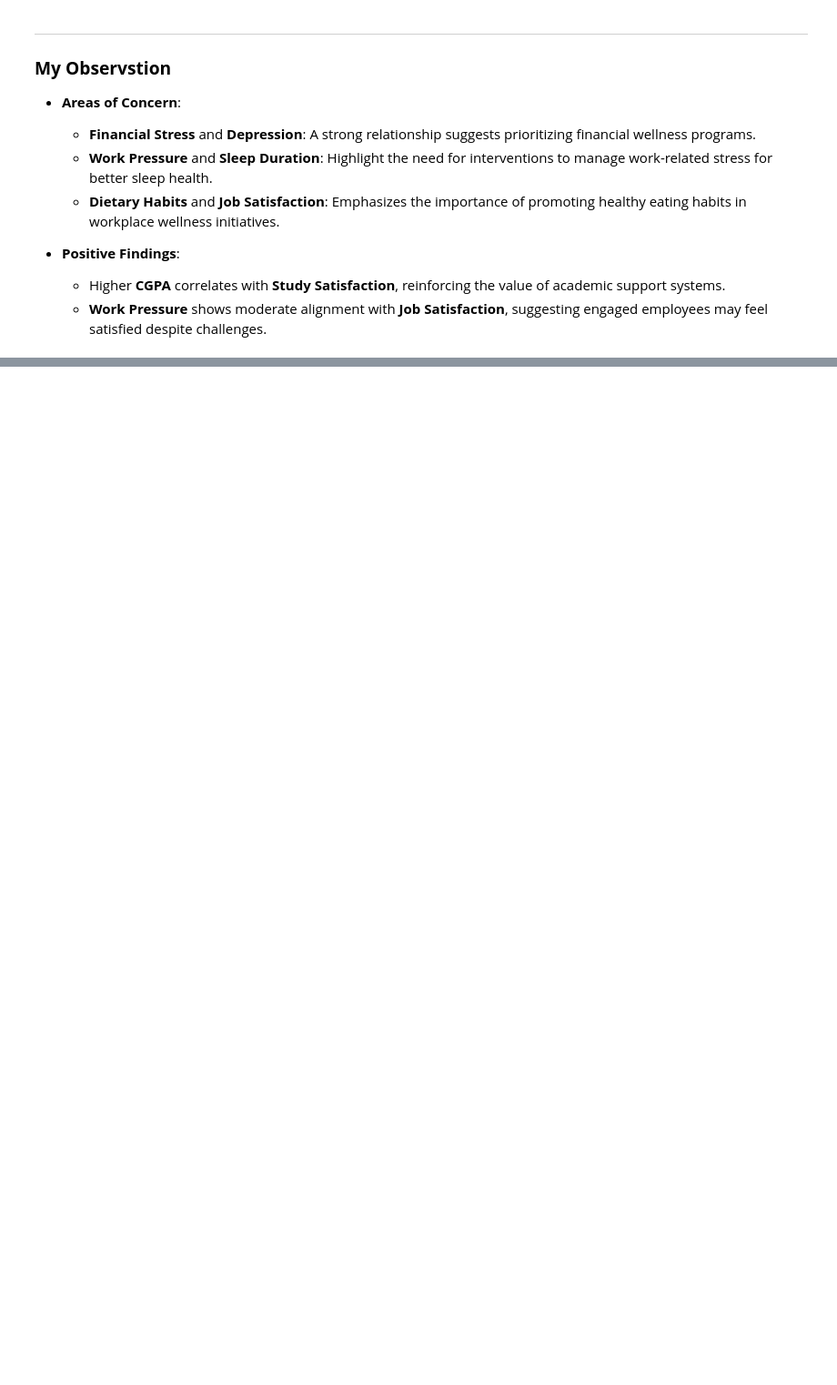
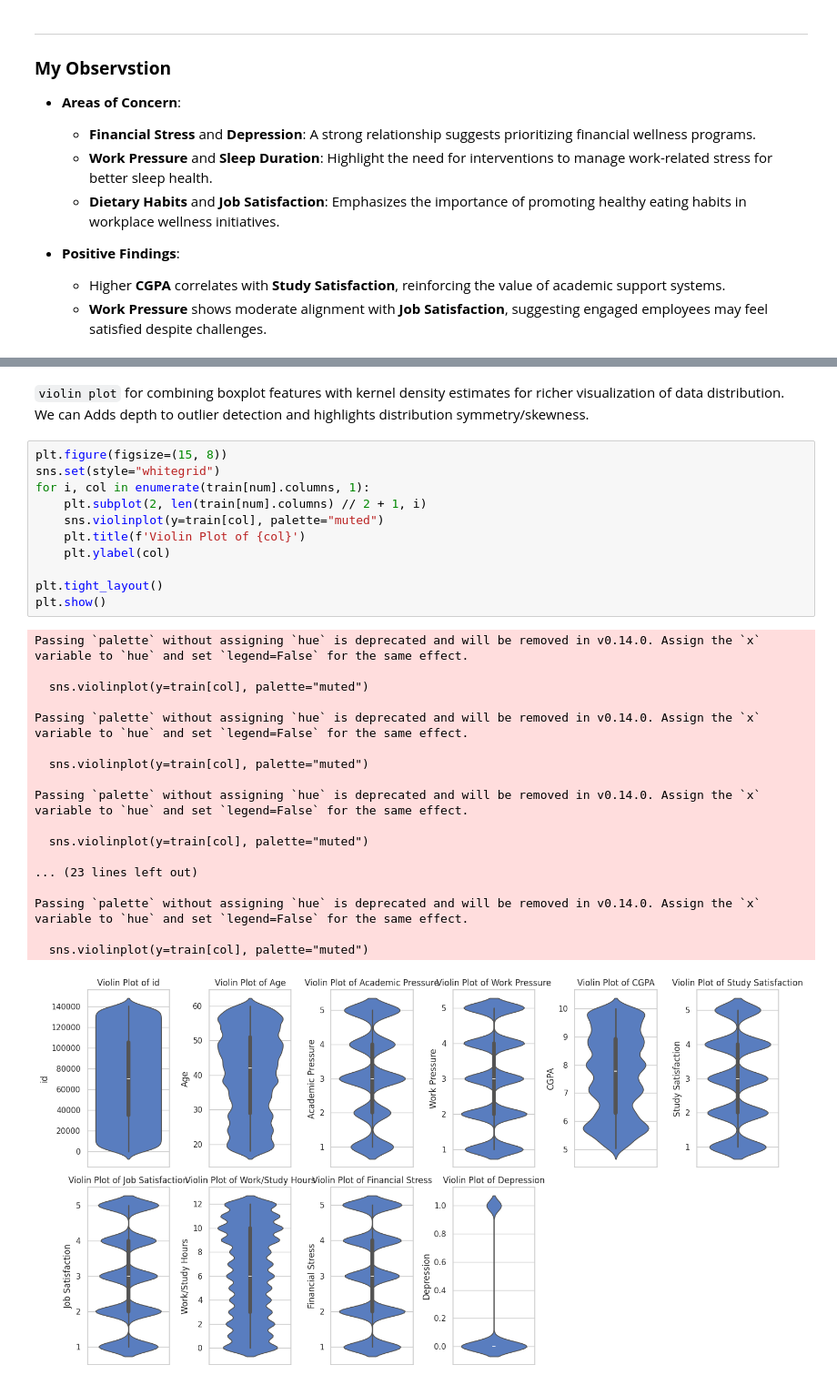
Before and after one commit to giju/iisc-g2, a Jupyter notebook: notebooks/2.01.kun.eda.ipynb, the cells around one changed output, grey strips where cells are left out. Shown at 91% size. Cells and saved outputs as stored; diff of their text form; blank space fills up the shorter version.

```diff
--- a/notebooks/2.01.kun.eda.ipynb
+++ b/notebooks/2.01.kun.eda.ipynb
@@ -235,0 +293,32 @@ plt.show()
+# %% [markdown]
+`violin plot` for combining boxplot features with kernel density estimates for richer visualization of data distribution. We can Adds depth to outlier detection and highlights distribution symmetry/skewness.
+# %%
+plt.figure(figsize=(15, 8))
+sns.set(style="whitegrid")
+for i, col in enumerate(train[num].columns, 1):
+    plt.subplot(2, len(train[num].columns) // 2 + 1, i)
+    sns.violinplot(y=train[col], palette="muted")
+    plt.title(f'Violin Plot of {col}')
+    plt.ylabel(col)
+
+plt.tight_layout()
+plt.show()
+# %% [output]
+Passing `palette` without assigning `hue` is deprecated and will be removed in v0.14.0. Assign the `x` variable to `hue` and set `legend=False` for the same effect.
+
+  sns.violinplot(y=train[col], palette="muted")
+
+Passing `palette` without assigning `hue` is deprecated and will be removed in v0.14.0. Assign the `x` variable to `hue` and set `legend=False` for the same effect.
+
+  sns.violinplot(y=train[col], palette="muted")
+
+Passing `palette` without assigning `hue` is deprecated and will be removed in v0.14.0. Assign the `x` variable to `hue` and set `legend=False` for the same effect.
+
+  sns.violinplot(y=train[col], palette="muted")
+
+... (23 lines left out)
+
+Passing `palette` without assigning `hue` is deprecated and will be removed in v0.14.0. Assign the `x` variable to `hue` and set `legend=False` for the same effect.
+
+  sns.violinplot(y=train[col], palette="muted")
+[figure, added]
```
Also changed, not shown: parts of 14 cells of this notebook.
